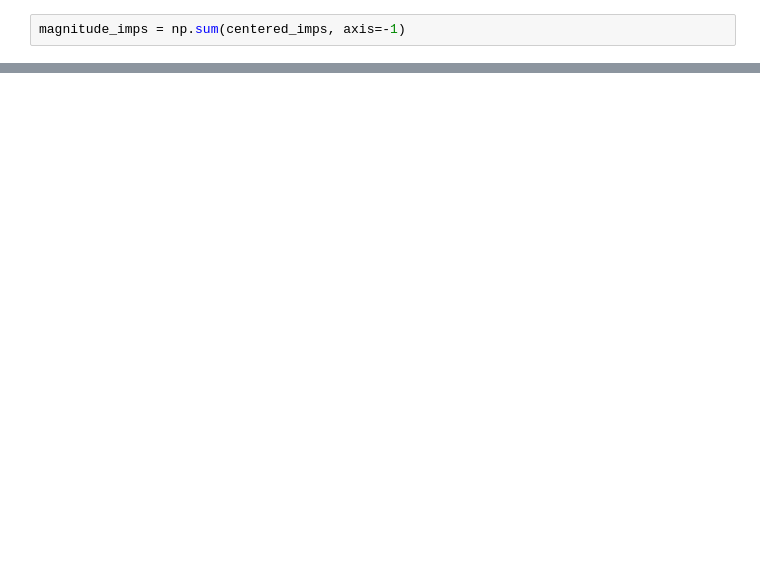
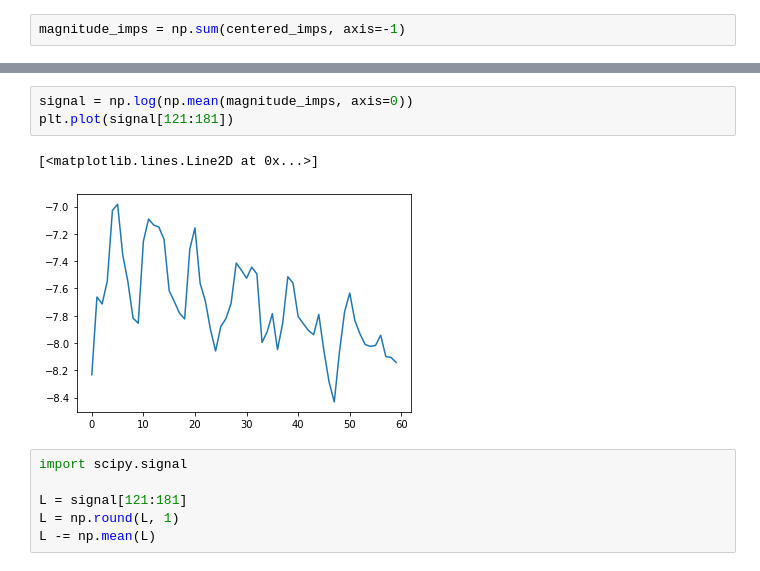
Before and after one commit to kundajelab/pho4, a Jupyter notebook: periodicity_impScores_GR.ipynb, the cells around one changed output, grey strips where cells are left out. Saved outputs shown, nothing was run; the diff lists cells and outputs as text; blank space fills up the shorter version.

```diff
--- a/periodicity_impScores_GR.ipynb
+++ b/periodicity_impScores_GR.ipynb
@@ -206,0 +207,12 @@ plt.plot(np.arange(-100,100,1), np.log(np.mean(magnitude_imps, axis=0)))
+# %%
+signal = np.log(np.mean(magnitude_imps, axis=0))
+plt.plot(signal[121:181])
+# %% [output]
+[<matplotlib.lines.Line2D at 0x...>]
+[figure, added]
+# %%
+import scipy.signal
+
+L = signal[121:181]
+L = np.round(L, 1)
+L -= np.mean(L)
```
Also changed, not shown: parts of 13 cells of this notebook.
